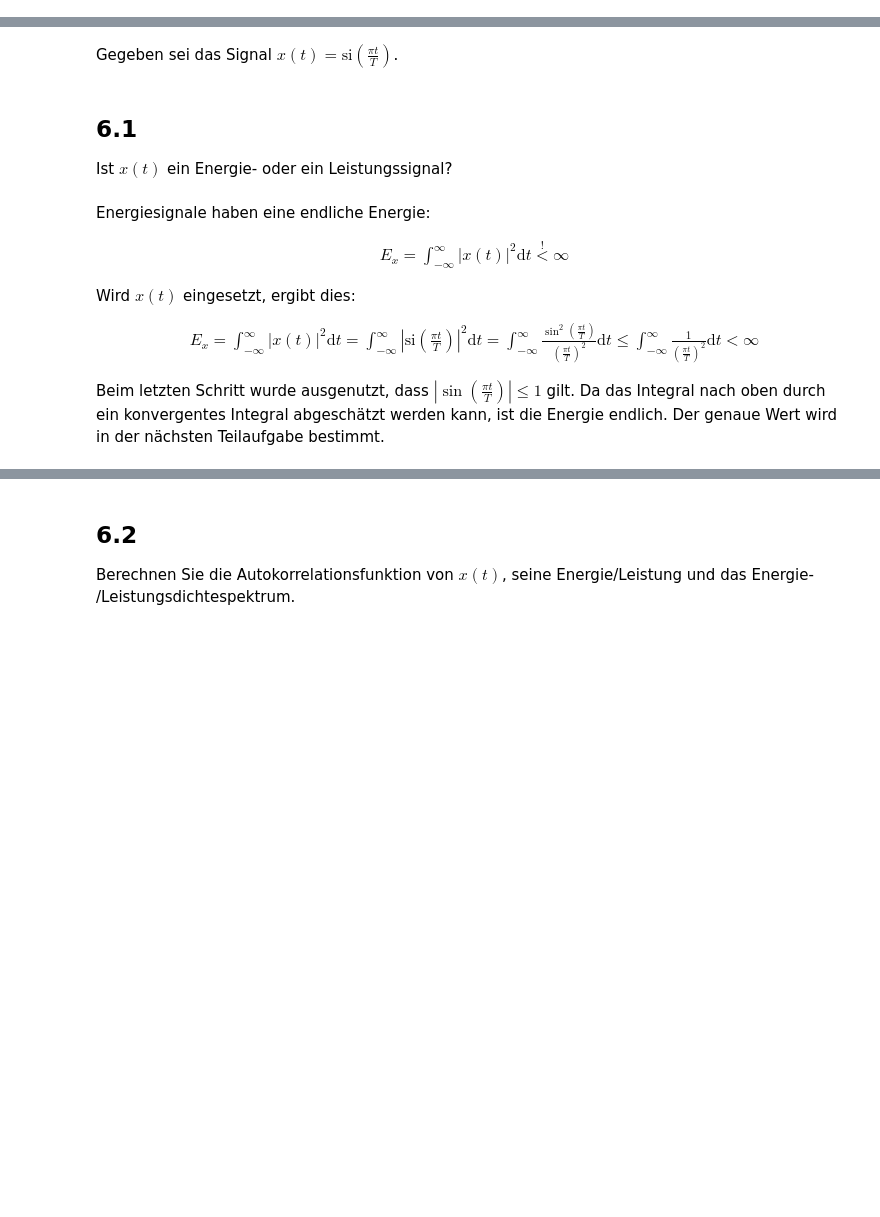
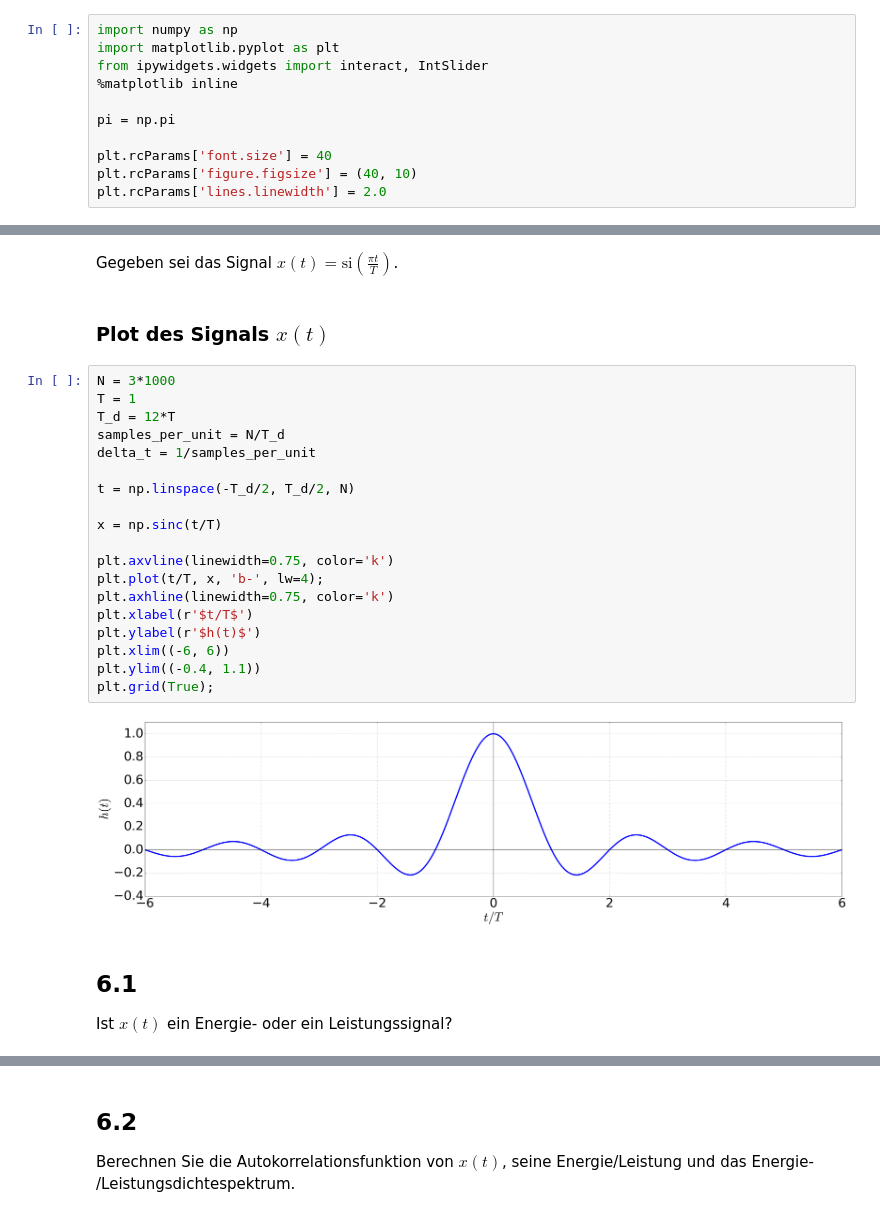
Before and after one commit to fgnt/nachrichtentechnik, a Jupyter notebook: notebooks/Uebungen/A6_Korrelationsfunktionen.ipynb, the cells around one changed output, grey strips where cells are left out. Saved outputs shown, nothing was run; the diff lists cells and outputs as text; blank space fills up the shorter version.

Commit message:
A6: Added plots for signals and spectra

```diff
--- a/notebooks/Uebungen/A6_Korrelationsfunktionen.ipynb
+++ b/notebooks/Uebungen/A6_Korrelationsfunktionen.ipynb
@@ -1,24 +1,41 @@
+# %%
+import numpy as np
+import matplotlib.pyplot as plt
+from ipywidgets.widgets import interact, IntSlider
+%matplotlib inline
+
+pi = np.pi
+
+plt.rcParams['font.size'] = 40
+plt.rcParams['figure.figsize'] = (40, 10)
+plt.rcParams['lines.linewidth'] = 2.0
 # %% [markdown]
 # Aufgabe 6: Korrelationsfunktionen
 # %% [markdown]
 Gegeben sei das Signal $x(t) = \mathrm{si}\left(\frac{\pi t}{T}\right)$.
+# %% [markdown]
+### Plot des Signals $x(t)$
+# %%
+N = 3*1000
+T = 1
+T_d = 12*T
+samples_per_unit = N/T_d
+delta_t = 1/samples_per_unit
+
+t = np.linspace(-T_d/2, T_d/2, N)
+
+x = np.sinc(t/T)
+
+plt.axvline(linewidth=0.75, color='k')
+plt.plot(t/T, x, 'b-', lw=4);
+plt.axhline(linewidth=0.75, color='k')
+plt.xlabel(r'$t/T$')
+plt.ylabel(r'$h(t)$')
+plt.xlim((-6, 6))
+plt.ylim((-0.4, 1.1))
+plt.grid(True);
+# %% [output]
+[figure, added]
 # %% [markdown]
 ## 6.1
 Ist $x(t)$ ein Energie- oder ein Leistungssignal?
-# %% [markdown]
-Energiesignale haben eine endliche Energie:
-
-\begin{align}
-    E_x = \int_{-\infty}^{\infty} \left|x(t)\right|^2 \mathrm{d}t \overset{!}{<} \infty
-\end{align}
-
-Wird $x(t)$ eingesetzt, ergibt dies:
-
-\begin{align}
-    E_x = \int_{-\infty}^{\infty} \left|x(t)\right|^2 \mathrm{d}t
-        = \int_{-\infty}^{\infty} \left|\mathrm{si}\left(\frac{\pi t}{T}\right)\right|^2 \mathrm{d}t
-        = \int_{-\infty}^{\infty} \frac{ \sin^2\left(\frac{\pi t}{T}\right)}{\left(\frac{\pi t}{T}\right)^2}  \mathrm{d}t \leq \int_{-\infty}^{\infty} \frac{1}{\left(\frac{\pi t}{T}\right)^2}  \mathrm{d}t < \infty
-\end{align}
-
-Beim letzten Schritt wurde ausgenutzt, dass $\left|\sin \left(\frac{\pi t}{T}\right)\right| \leq 1$ gilt.
-Da das Integral nach oben durch ein konvergentes Integral abgeschätzt werden kann, ist die Energie endlich. Der genaue Wert wird in der nächsten Teilaufgabe bestimmt.
```
Also changed, not shown: parts of 19 cells of this notebook.
